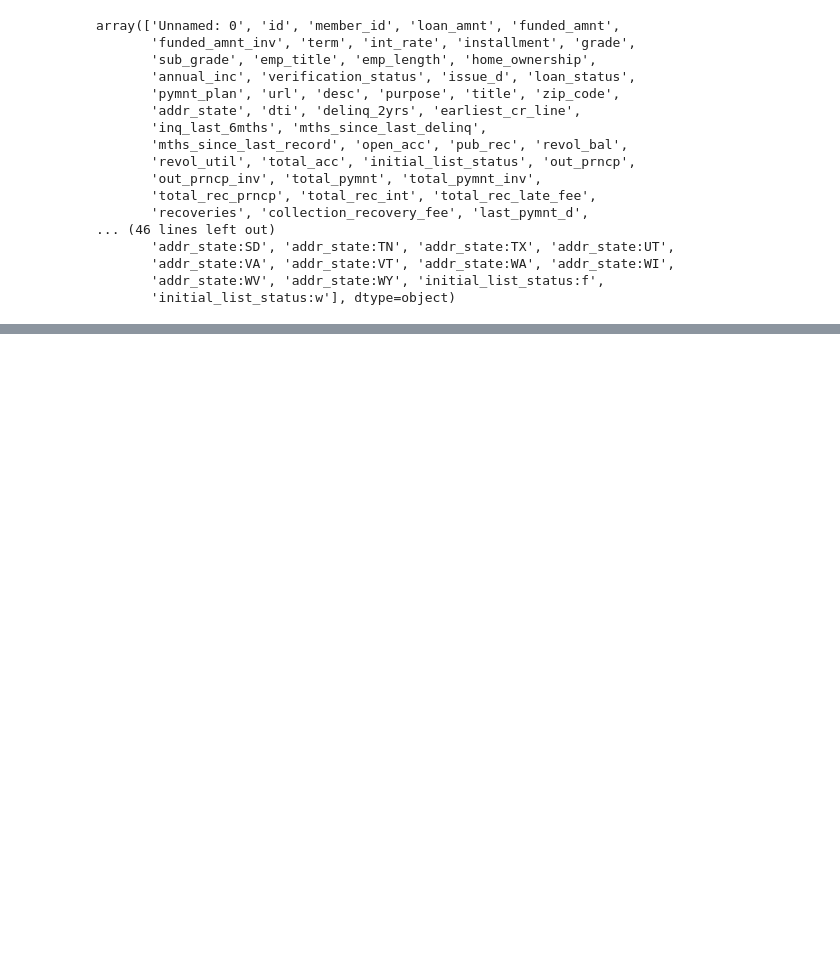
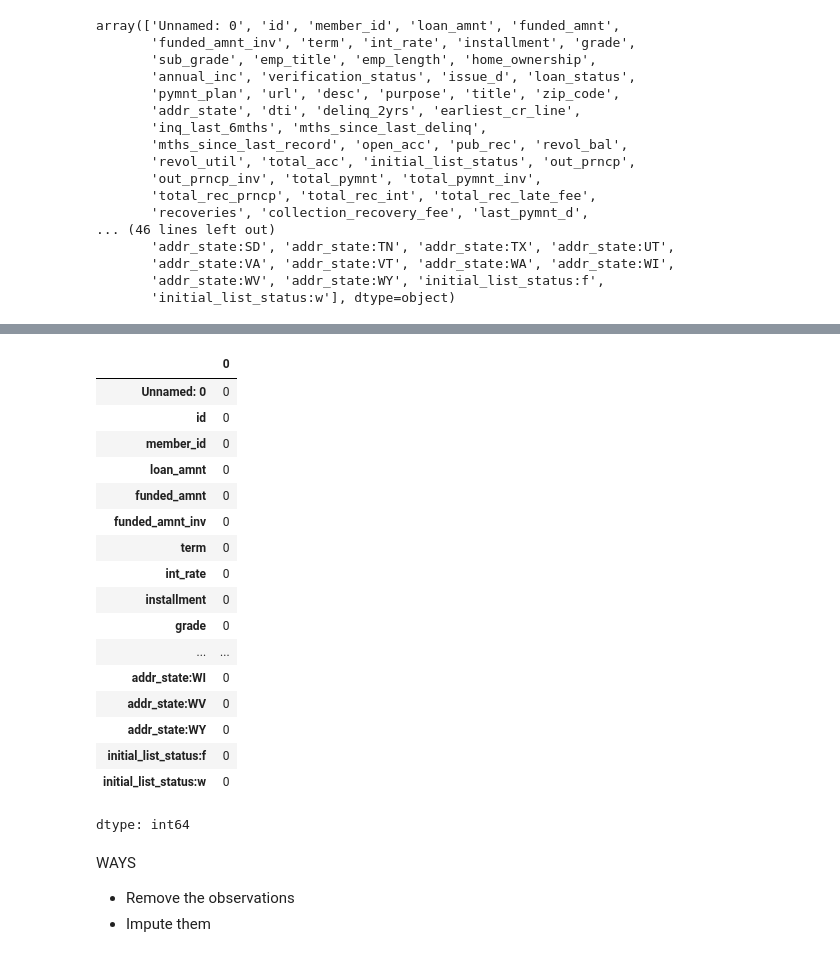
Before and after one commit to imdsarfraz/Credit-Risk-Modeling, a Jupyter notebook: Credit_Risk_Modelling.ipynb, the cells around one changed output, grey strips where cells are left out. Drawn from its saved outputs; the diff is of its cells as text; code cells hidden in the pictures; blank space fills up the shorter version.

```diff
--- a/Credit_Risk_Modelling.ipynb
+++ b/Credit_Risk_Modelling.ipynb
@@ -467,0 +490,26 @@ array(['Unnamed: 0', 'id', 'member_id', 'loan_amnt', 'funded_amnt',
+# %%
+pd.options.display.max_rows = None
+loan_data.isnull().sum()
+# %% [output]
+|  | 0 |
+| Unnamed: 0 | 0 |
+| id | 0 |
+| member_id | 0 |
+| loan_amnt | 0 |
+| funded_amnt | 0 |
+| funded_amnt_inv | 0 |
+| term | 0 |
+| int_rate | 0 |
+| installment | 0 |
+| grade | 0 |
+| ... | ... |
+| addr_state:WI | 0 |
+| addr_state:WV | 0 |
+| addr_state:WY | 0 |
+| initial_list_status:f | 0 |
+| initial_list_status:w | 0 |
+dtype: int64
+# %% [markdown]
+WAYS
+* Remove the observations
+* Impute them
```
Also changed, not shown: parts of 7 cells of this notebook.
